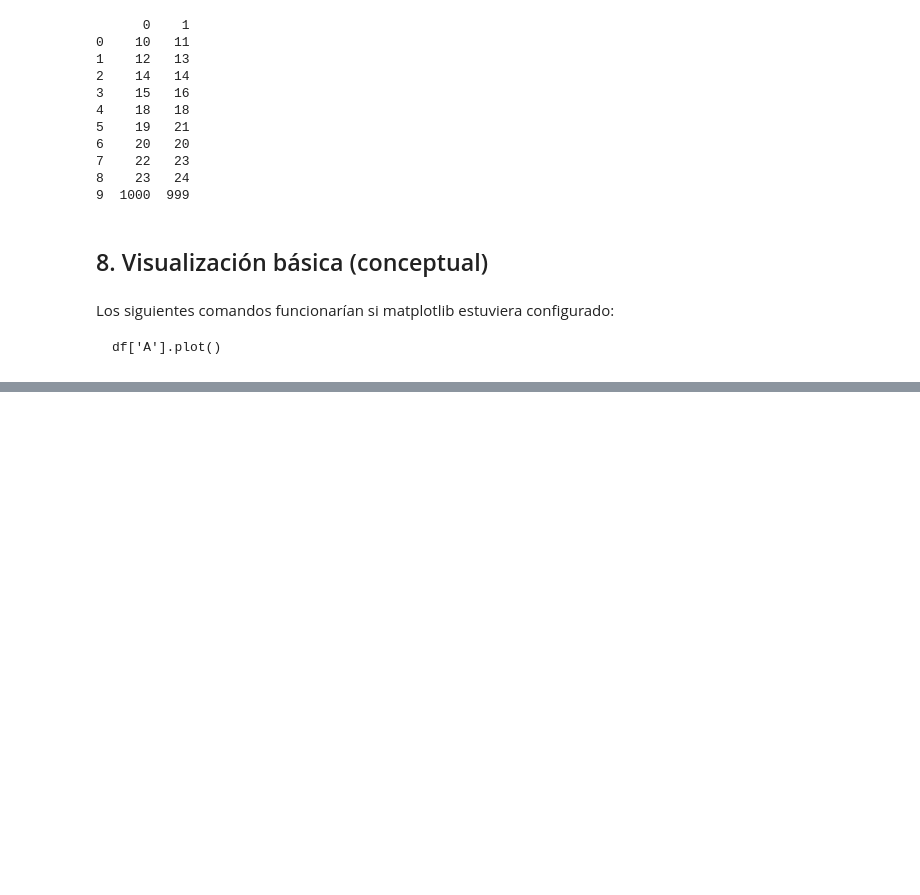
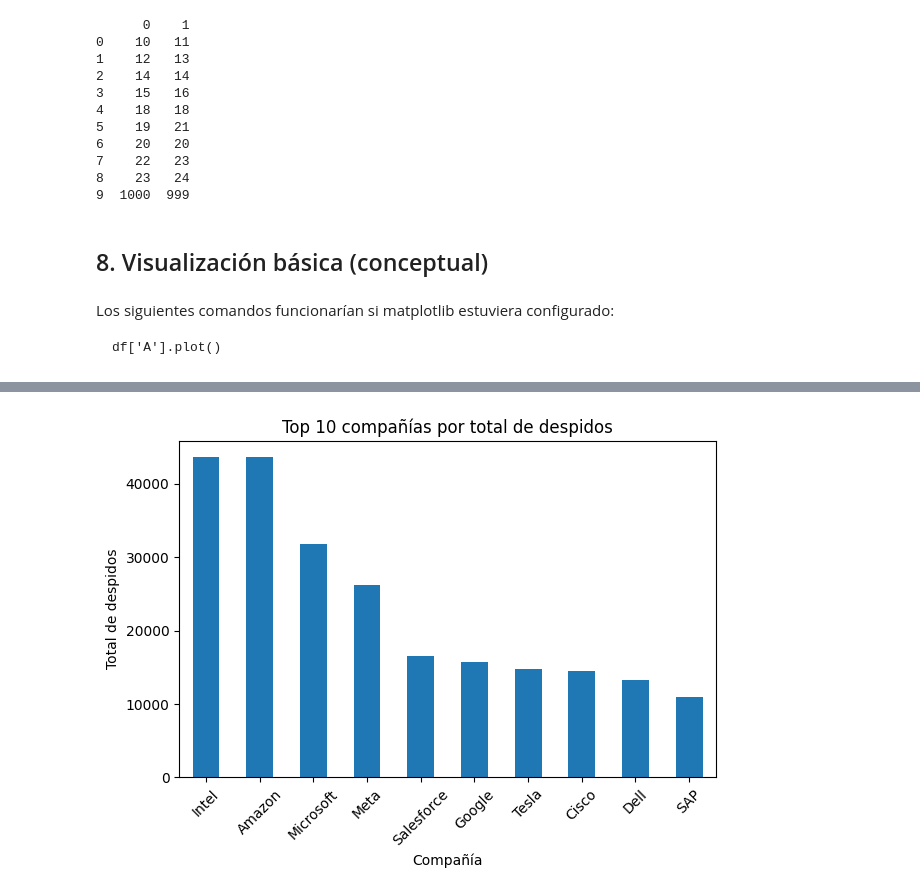
Before and after one commit to Twoeme/Prueba2, a Jupyter notebook: Pandas_Class/clase_pandas_notebook.ipynb, the cells around one changed output, grey strips where cells are left out. Saved outputs shown, nothing was run; the diff lists cells and outputs as text; code cells hidden in the pictures; blank space fills up the shorter version.

```diff
--- a/Pandas_Class/clase_pandas_notebook.ipynb
+++ b/Pandas_Class/clase_pandas_notebook.ipynb
@@ -819,0 +865,17 @@ memory usage: 4.0 KB
+# %%
+top_companias = (
+    df.groupby("compania")["total_despidos"]
+      .sum()
+      .sort_values(ascending=False)
+      .head(10)
+)
+
+top_companias.plot(kind="bar")
+plt.title("Top 10 compañías por total de despidos")
+plt.xlabel("Compañía")
+plt.ylabel("Total de despidos")
+plt.xticks(rotation=45)
+plt.tight_layout()
+plt.show()
+# %% [output]
+[figure, added]
```
Also changed, not shown: parts of 19 cells of this notebook, 4 other files.
